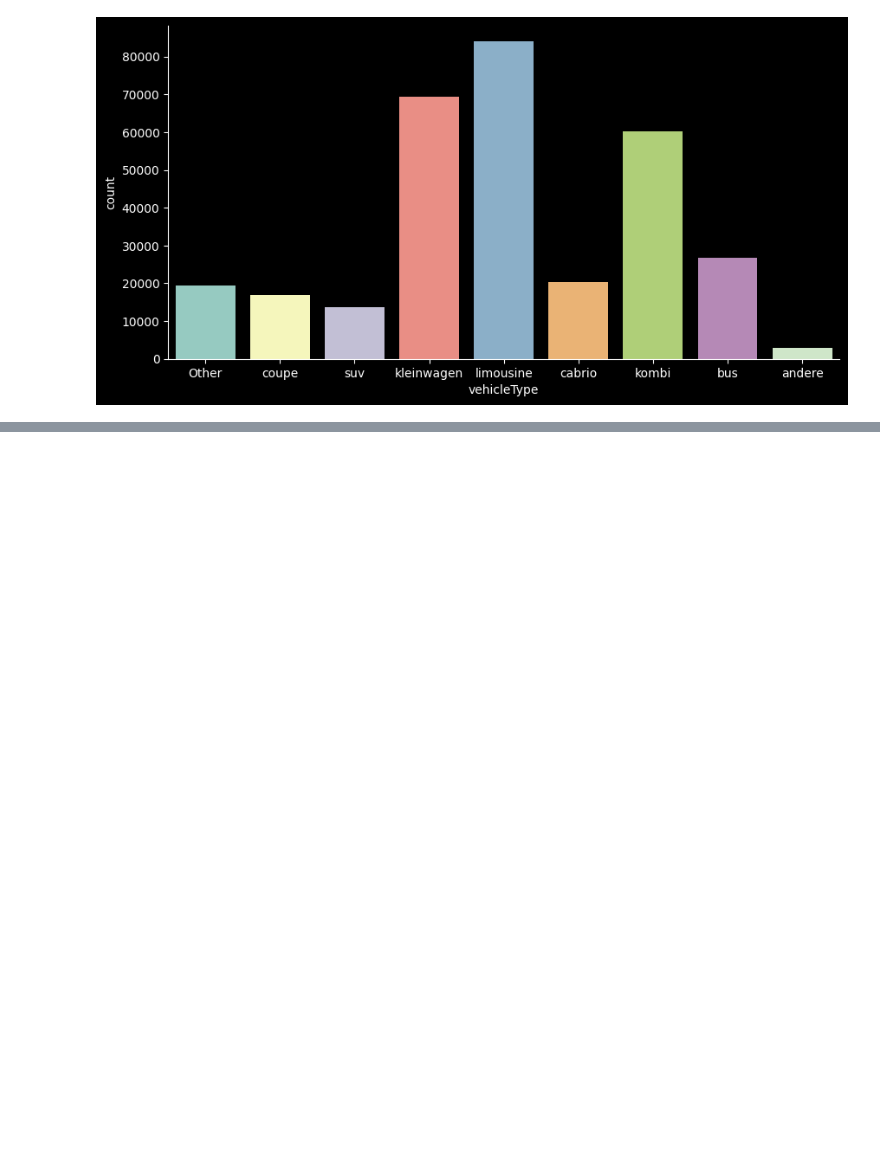
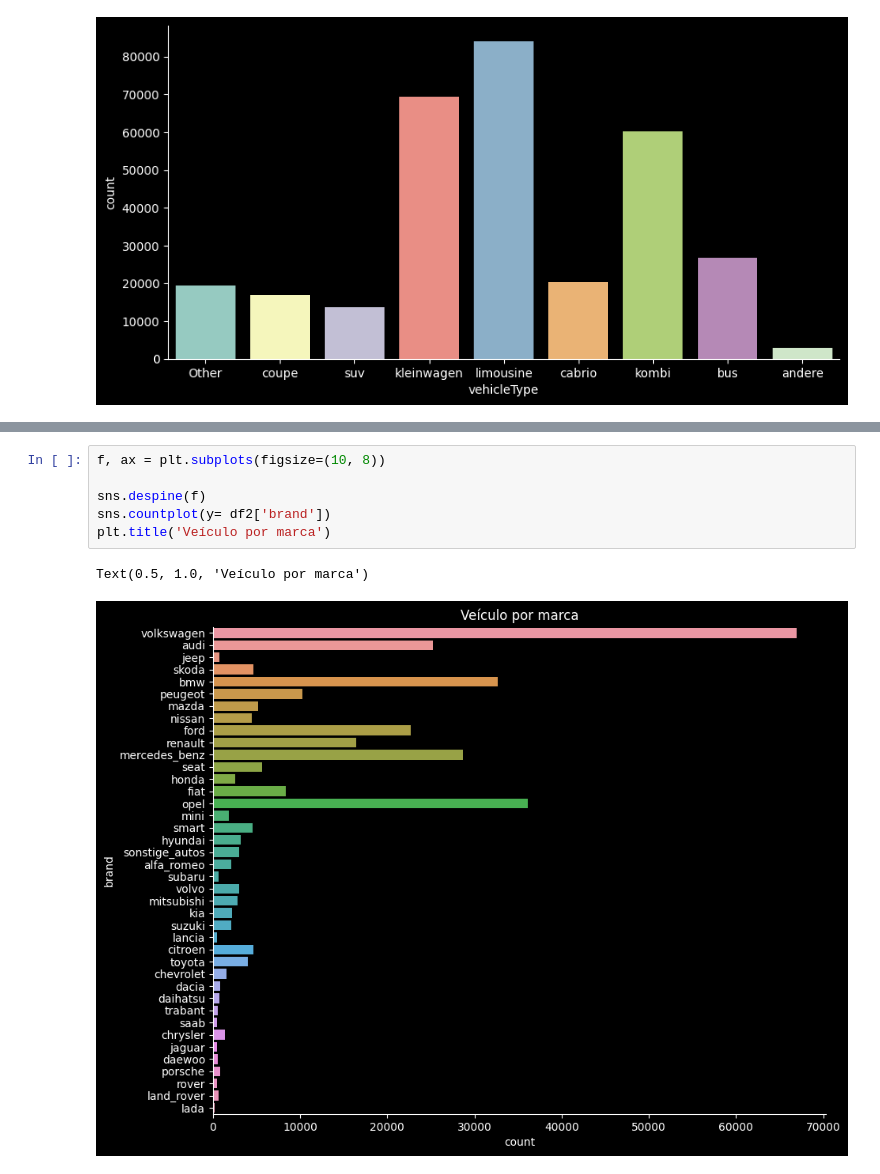
Before and after one commit to PaulAnicet97/Data_analysis, a Jupyter notebook: car/main.ipynb, the cells around one changed output, grey strips where cells are left out. Saved outputs shown, nothing was run; the diff lists cells and outputs as text; blank space fills up the shorter version.

```diff
--- a/car/main.ipynb
+++ b/car/main.ipynb
@@ -147,0 +160,9 @@ sns.countplot(x=df2["vehicleType"])
+# %%
+f, ax = plt.subplots(figsize=(10, 8))
+
+sns.despine(f)
+sns.countplot(y= df2['brand'])
+plt.title('Veículo por marca')
+# %% [output]
+Text(0.5, 1.0, 'Veículo por marca')
+[figure, added]
```
Also changed, not shown: parts of 4 cells of this notebook.
